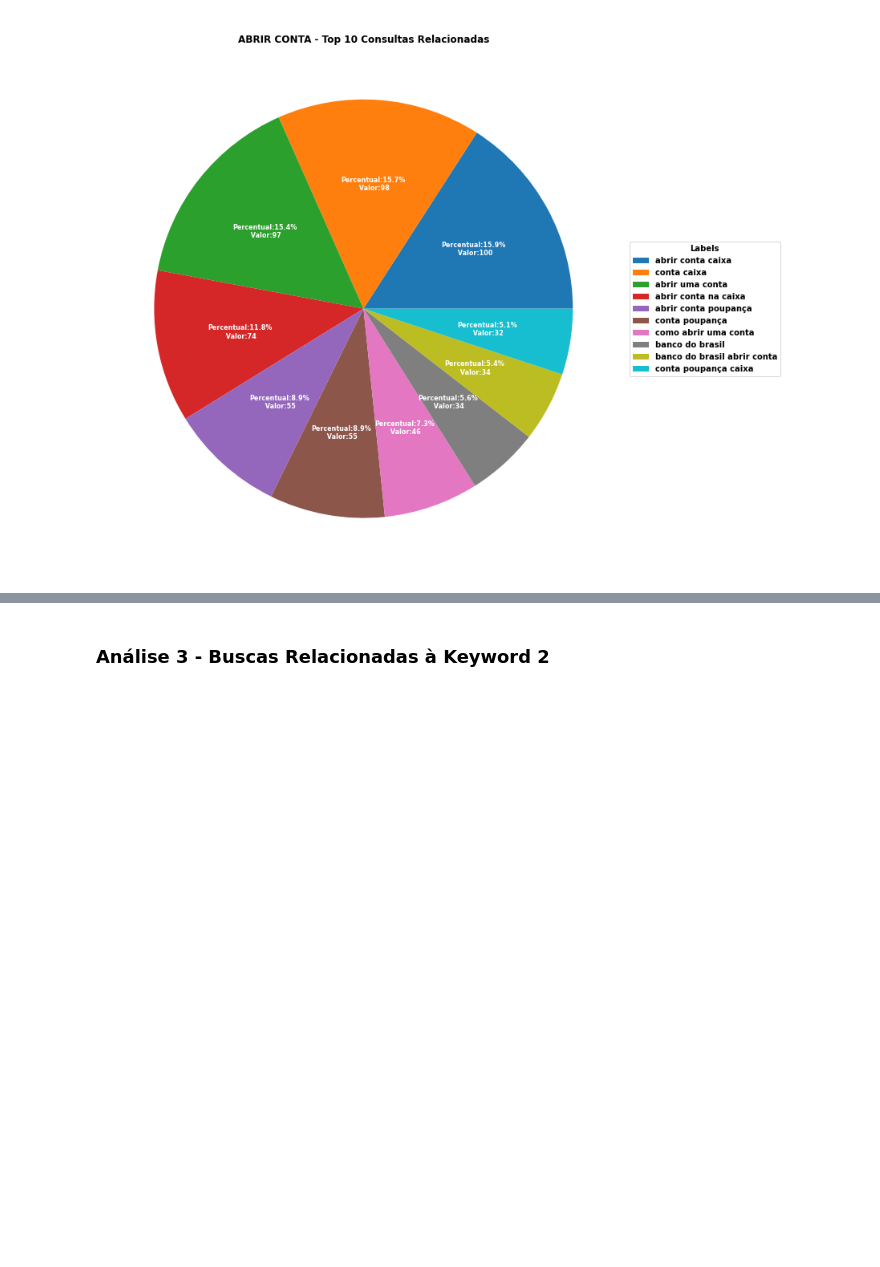
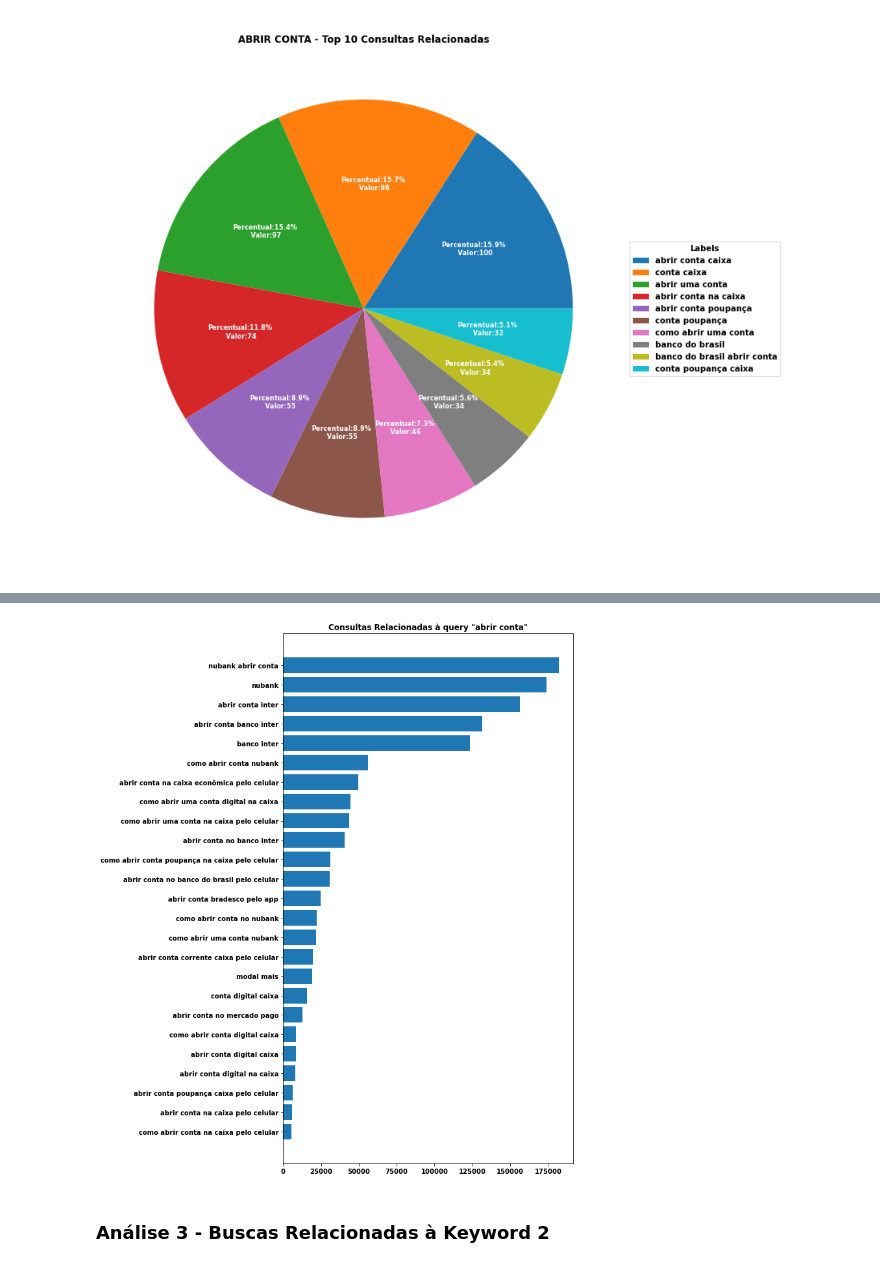
Before and after one commit to leandrofusco/Google_trends, a Jupyter notebook: trends_key_words.ipynb, the cells around one changed output, grey strips where cells are left out. Drawn from its saved outputs; the diff is of its cells as text; code cells hidden in the pictures; blank space fills up the shorter version.

Commit message:
c-02 Analises com base nos gráficos gerados a partir do estudo em frequencia de consultas com determinadas palavras e consultas relacionadas à palavra de consulta

```diff
--- a/trends_key_words.ipynb
+++ b/trends_key_words.ipynb
@@ -386,3 +372,12 @@ keyword_1_rising_search
+# %%
+plt.figure(figsize=(8,15))
+keyword_1_rising_search = related_queries_dict['{}'.format(keyword_1)]['rising'].sort_values(by='value')
+plt.barh(keyword_1_rising_search['query'], keyword_1_rising_search.value)
+plt.title('Consultas Relacionadas à query "abrir conta"')
+
+plt.show()
+# %% [output]
+[figure, added]
 # %% [markdown]
 ### Análise 3 - Buscas Relacionadas à Keyword 2
 # %%
```
Also changed, not shown: parts of 21 cells of this notebook.
